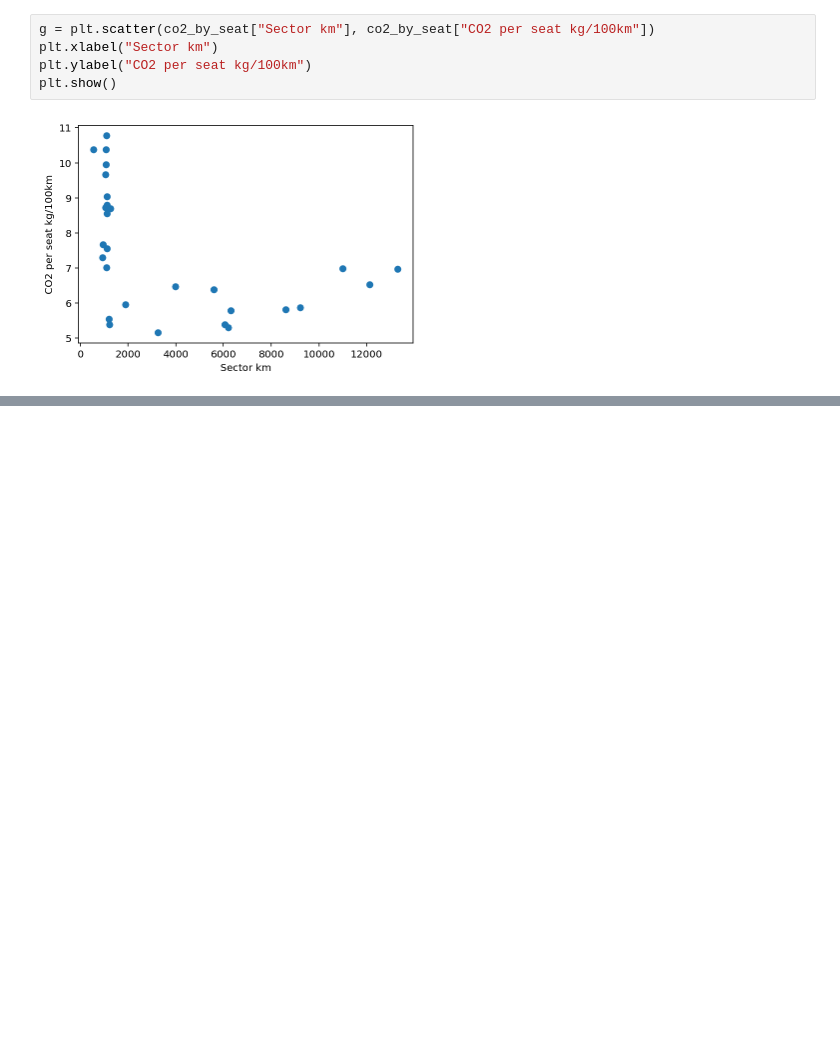
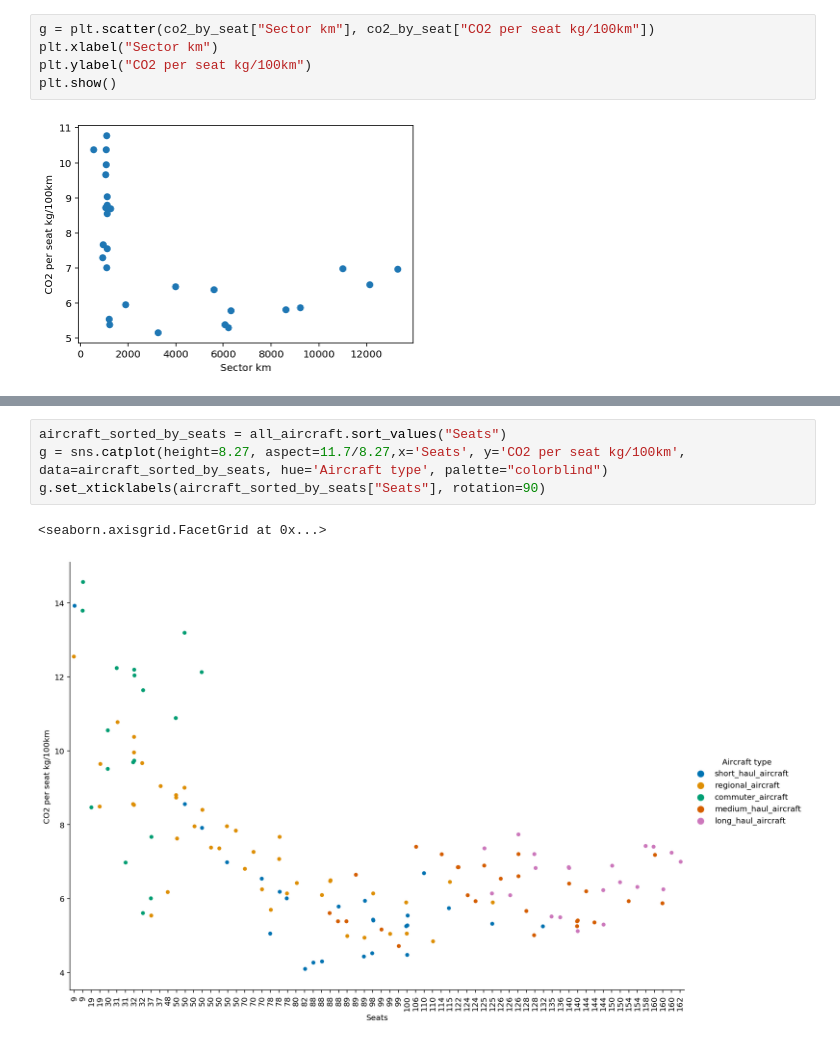
Before and after one commit to Jmion/aviation-co2-impact, a Jupyter notebook: Aviation_global_emissions.ipynb, the cells around one changed output, grey strips where cells are left out. Cells and saved outputs as stored; diff of their text form; blank space fills up the shorter version.

```diff
--- a/Aviation_global_emissions.ipynb
+++ b/Aviation_global_emissions.ipynb
@@ -218,0 +235,7 @@ plt.show()
+# %%
+aircraft_sorted_by_seats = all_aircraft.sort_values("Seats")
+g = sns.catplot(height=8.27, aspect=11.7/8.27,x='Seats', y='CO2 per seat kg/100km', data=aircraft_sorted_by_seats, hue='Aircraft type', palette="colorblind")
+g.set_xticklabels(aircraft_sorted_by_seats["Seats"], rotation=90)
+# %% [output]
+<seaborn.axisgrid.FacetGrid at 0x...>
+[figure, added]
```
Also changed, not shown: parts of 10 cells of this notebook.
